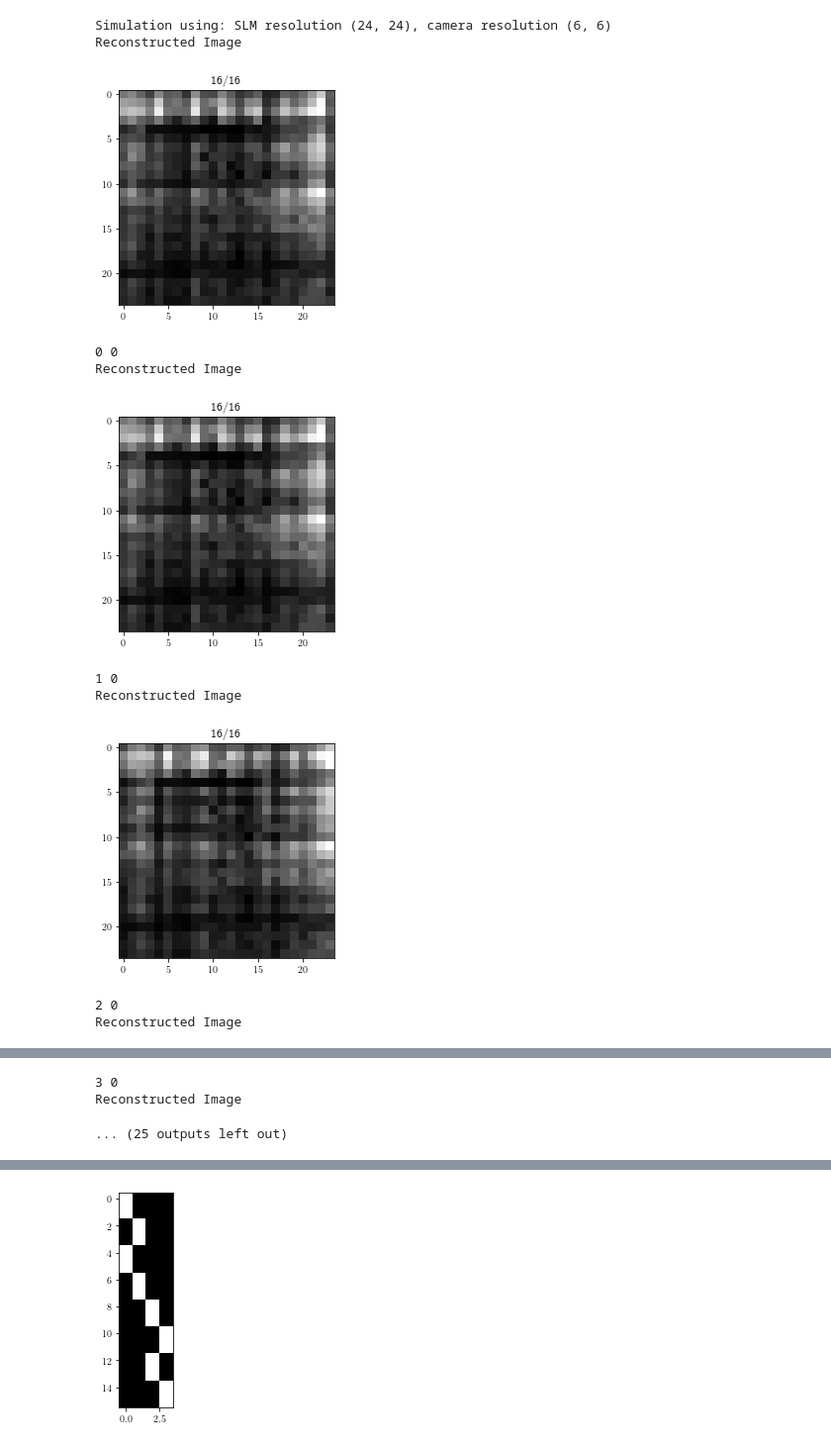
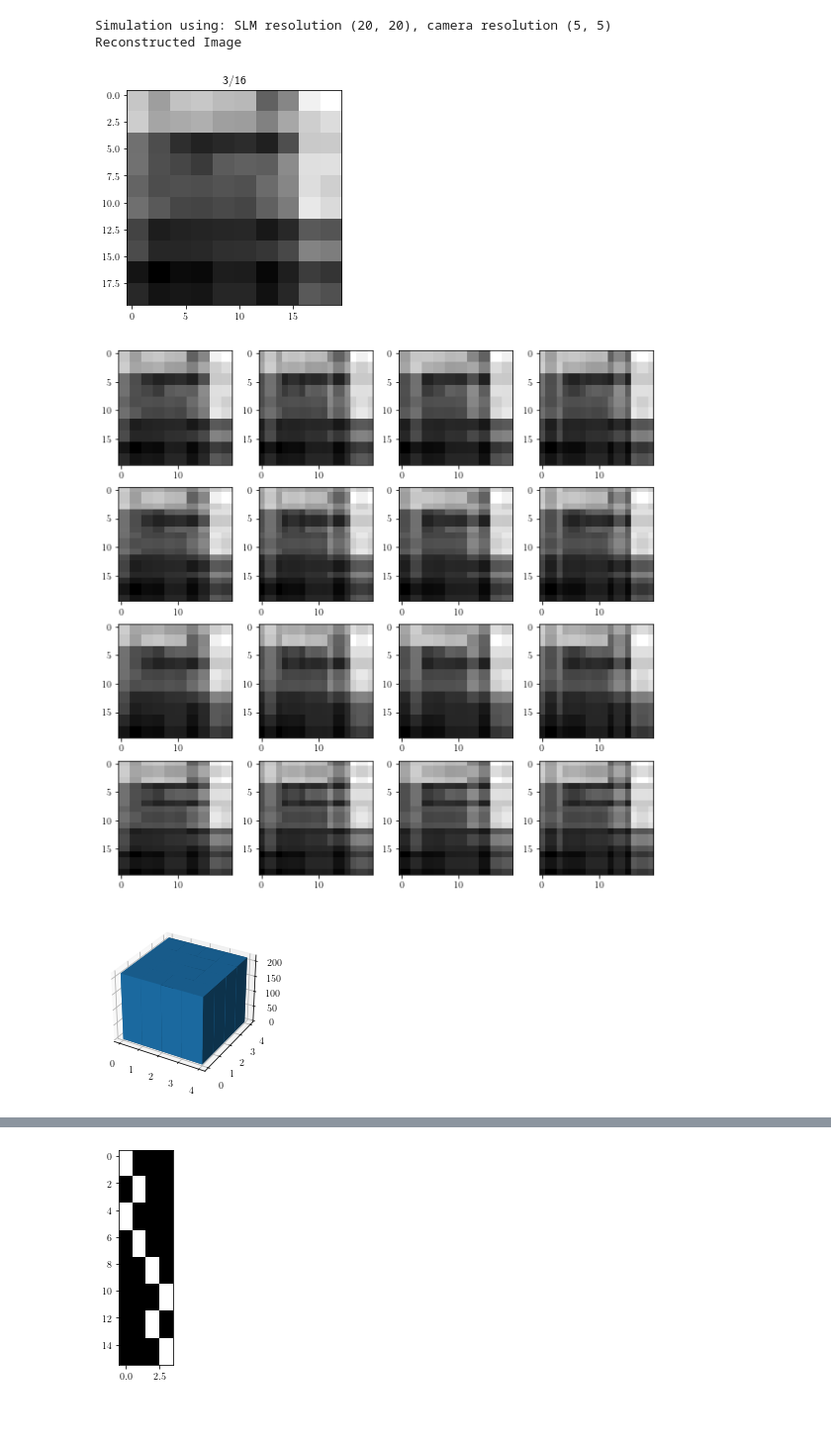
Before and after one commit to rstanuwijaya/jensen-lab-analysis, a Jupyter notebook: notebooks/newgdi.ipynb, the cells around one changed output, grey strips where cells are left out. Shown at 99% size. Saved outputs shown, nothing was run; the diff lists cells and outputs as text; code cells hidden in the pictures; blank space fills up the shorter version.

```diff
--- a/notebooks/newgdi.ipynb
+++ b/notebooks/newgdi.ipynb
@@ -77,70 +159,71 @@ AttributeError: 'NoneType' object has no attribute 'sum'
 # %%
 path = "/mnt/e/Data/JensenLab/220120 Multipixel Imaging 1/"
-slm_res = (24, 24)
-camera_res = (6, 6)
+slm_res = (20, 20)
+camera_res = (5, 5)
 mac_res = (4, 4)
 crop = (2, 2+24, 4, 4+24)
 rot = (0, 0)
-n = 16
+n = 6
 sigma = 0
 
 Ik_p = np.loadtxt(path + f'0p.csv', delimiter=',')
 Ik_m = np.loadtxt(path + f'0m.csv', delimiter=',')
 Ik = Ik_p - Ik_m
 plt.imshow(Ik, cmap='gray')
 plt.show()
 
 Ik = Ik[crop[0]:crop[1], crop[2]:crop[3]]
 plt.imshow(Ik, cmap='gray')
 plt.show()
 
-Ik = cv2.resize(Ik, (6, 6), interpolation=cv2.INTER_AREA)
-plt.imshow(Ik, cmap='gray')
+I_cropped = cv2.resize(Ik, (6, 6), interpolation=cv2.INTER_AREA)
+plt.imshow(I_cropped, cmap='gray')
 plt.show()
 
 
-sim = GhostAnalyser(path, slm_res, camera_res, mac_res, crop, n, sigma, method='zigzag')
+sim = GhostAnalyser(path, slm_res, camera_res, mac_res, crop, n, rot=rot, sigma=sigma, method='zigzag')
 cnt = sim.run_analysis()
 
 print(f"Simulation using: SLM resolution {slm_res}, camera resolution {camera_res}")
 
 print("Reconstructed Image")
 plt.title(f"{n}/{prod(mac_res)}")
 plt.imshow(np.abs(sim.G2), vmax=sim.G2.flatten().max(), cmap='gray')
 plt.show()
 
-for y in range(4):
-    for x in range(4):
-        sim = GhostAnalyser(path, slm_res, camera_res, mac_res, crop, n, rot=(y, x), sigma=sigma, method='zigzag')
+
+fig, axs = plt.subplots(4, 4, figsize=(10, 10))
+
+avg = np.zeros(mac_res)
+for yr in range(4):
+    for xr in range(4):
+        rot = (yr, xr)
+        sim = GhostAnalyser(path, slm_res, camera_res, mac_res, crop, n, rot=(yr, xr), sigma=sigma, method='zigzag')
         cnt = sim.run_analysis()
+        avg[yr, xr] = np.average(sim.G2.flatten())
+        axs[yr, xr].imshow(np.abs(sim.G2), cmap='gray')
 
-        # print(f"Simulation using: SLM resolution {slm_res}, camera resolution {camera_res}")
-        print(x, y)
-        print("Reconstructed Image")
-        plt.title(f"{n}/{prod(mac_res)}")
-        plt.imshow(np.abs(sim.G2), vmax=sim.G2.flatten().max(), cmap='gray')
-        plt.show()
+plt.show()
 
-# print("Active area of the camera")
-# plt.imshow(sim.At.sum(axis=0).reshape(sim.shape_slm), cmap='gray')
-# plt.show()
+_x = np.arange(4)
+_y = np.arange(4)
+_xx, _yy = np.meshgrid(_x, _y)
+x, y = _xx.ravel(), _yy.ravel()
 
-# print("Cali matrix sum (should be uniform)")
-# plt.imshow(sim.A.sum(axis=1).reshape(sim.shape_slm), cmap='gray')
-# plt.show()
-# print(f"average: {np.average(sim.A.sum(axis=1))}, min: {np.min(sim.A.sum(axis=1))}, max: {np.max(sim.A.sum(axis=1))}")
+top = avg.flatten()
+bottom = np.zeros_like(top)
+width = depth = 1
+
+fig = plt.figure(figsize=(8, 3))
+ax = fig.add_subplot(111, projection='3d')
+ax.bar3d(x, y, bottom, width, depth, top, shade=True)
+plt.show()
 # %% [output]
 [figure]
 [figure]
 [figure]
-Simulation using: SLM resolution (24, 24), camera resolution (6, 6)
+Simulation using: SLM resolution (20, 20), camera resolution (5, 5)
 Reconstructed Image
-[figure, old version]
+[figure, new version]
-0 0
-Reconstructed Image
-[figure, old version]
+[figure, new version]
-1 0
-Reconstructed Image
-[figure, old version]
+[figure, new version]
-2 0
-Reconstructed Image
@@ -148,5 +230,2 @@ Reconstructed Image
-3 0
-Reconstructed Image
-... (25 outputs left out)
 # %%
 sim = GhostSimulator(path, slm_res, (24, 24), (4, 4),  64*64*0.1)
```
Also changed, not shown: parts of 6 cells of this notebook, 1 other file.
